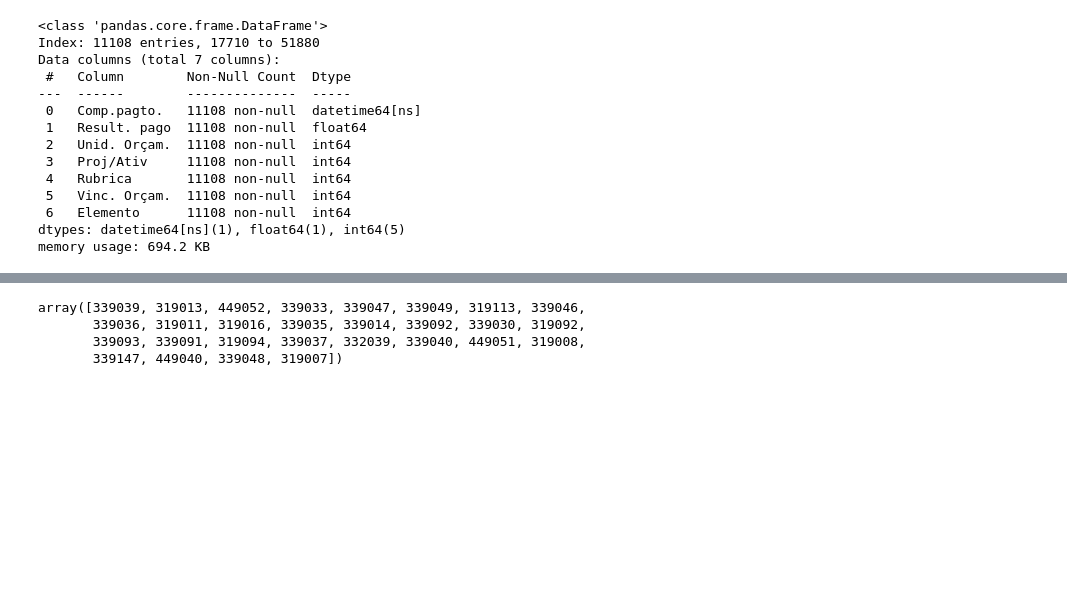
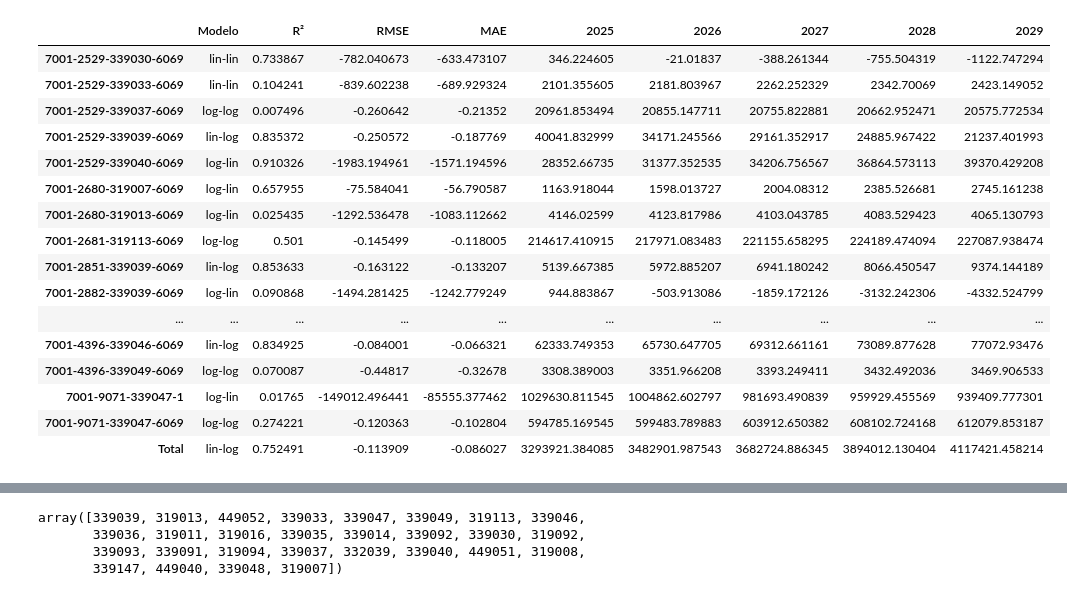
Before and after one commit to TiagoIesbick/dashboard-etl, a Jupyter notebook: previsoes.ipynb, the cells around one changed output, grey strips where cells are left out. Drawn from its saved outputs; the diff is of its cells as text; code cells hidden in the pictures; blank space fills up the shorter version.

```diff
--- a/previsoes.ipynb
+++ b/previsoes.ipynb
@@ -120,17 +88,18 @@ df_7001
-# %%
-df_7001.info()
-# %% [output]
-<class 'pandas.core.frame.DataFrame'>
-Index: 11108 entries, 17710 to 51880
-Data columns (total 7 columns):
- #   Column        Non-Null Count  Dtype
----  ------        --------------  -----
- 0   Comp.pagto.   11108 non-null  datetime64[ns]
- 1   Result. pago  11108 non-null  float64
- 2   Unid. Orçam.  11108 non-null  int64
- 3   Proj/Ativ     11108 non-null  int64
- 4   Rubrica       11108 non-null  int64
- 5   Vinc. Orçam.  11108 non-null  int64
- 6   Elemento      11108 non-null  int64
-dtypes: datetime64[ns](1), float64(1), int64(5)
-memory usage: 694.2 KB
+# %%
+# 12-month moving averages
+df_7001_m12 = moving_averages(df_7001, 12)
+
+# 36-month moving averages
+df_7001_m36 = moving_averages(df_7001, 36)
+# %%
+# prediction interval
+month = df_7001['Comp.pagto.'].dt.month
+X_prev = {'T': [12 - month.iloc[-1] + df_7001['T'].iloc[-1],
+                12 - month.iloc[-1] + df_7001['T'].iloc[-1] + 12,
+                12 - month.iloc[-1] + df_7001['T'].iloc[-1] + 12 + 12,
+                12 - month.iloc[-1] + df_7001['T'].iloc[-1] + 12 + 12 + 12,
+                12 - month.iloc[-1] + df_7001['T'].iloc[-1] + 12 + 12 + 12 + 12]}
+X_prev = pd.DataFrame(X_prev)
+
+year = df_7001['Comp.pagto.'].dt.year
+years = [year.iloc[-1], year.iloc[-1]+1, year.iloc[-1]+2, year.iloc[-1]+3, year.iloc[-1]+4]
@@ -136,0 +169,22 @@ memory usage: 694.2 KB
+# %%
+df_models = linear_regression(df_7001_m12, years, X_prev)
+# %%
+df_models
+# %% [output]
+|  | Modelo | R² | RMSE | MAE | 2025 | 2026 | 2027 | 2028 | 2029 |
+| 7001-2529-339030-6069 | lin-lin | 0.733867 | -782.040673 | -633.473107 | 346.224605 | -21.01837 | -388.261344 | -755.504319 | -1122.747294 |
+| 7001-2529-339033-6069 | lin-lin | 0.104241 | -839.602238 | -689.929324 | 2101.355605 | 2181.803967 | 2262.252329 | 2342.70069 | 2423.149052 |
+| 7001-2529-339037-6069 | log-log | 0.007496 | -0.260642 | -0.21352 | 20961.853494 | 20855.147711 | 20755.822881 | 20662.952471 | 20575.772534 |
+| 7001-2529-339039-6069 | lin-log | 0.835372 | -0.250572 | -0.187769 | 40041.832999 | 34171.245566 | 29161.352917 | 24885.967422 | 21237.401993 |
+| 7001-2529-339040-6069 | log-lin | 0.910326 | -1983.194961 | -1571.194596 | 28352.66735 | 31377.352535 | 34206.756567 | 36864.573113 | 39370.429208 |
+| 7001-2680-319007-6069 | log-lin | 0.657955 | -75.584041 | -56.790587 | 1163.918044 | 1598.013727 | 2004.08312 | 2385.526681 | 2745.161238 |
+| 7001-2680-319013-6069 | log-lin | 0.025435 | -1292.536478 | -1083.112662 | 4146.02599 | 4123.817986 | 4103.043785 | 4083.529423 | 4065.130793 |
+| 7001-2681-319113-6069 | log-log | 0.501 | -0.145499 | -0.118005 | 214617.410915 | 217971.083483 | 221155.658295 | 224189.474094 | 227087.938474 |
+| 7001-2851-339039-6069 | lin-log | 0.853633 | -0.163122 | -0.133207 | 5139.667385 | 5972.885207 | 6941.180242 | 8066.450547 | 9374.144189 |
+| 7001-2882-339039-6069 | log-lin | 0.090868 | -1494.281425 | -1242.779249 | 944.883867 | -503.913086 | -1859.172126 | -3132.242306 | -4332.524799 |
+| ... | ... | ... | ... | ... | ... | ... | ... | ... | ... |
+| 7001-4396-339046-6069 | lin-log | 0.834925 | -0.084001 | -0.066321 | 62333.749353 | 65730.647705 | 69312.661161 | 73089.877628 | 77072.93476 |
+| 7001-4396-339049-6069 | log-log | 0.070087 | -0.44817 | -0.32678 | 3308.389003 | 3351.966208 | 3393.249411 | 3432.492036 | 3469.906533 |
+| 7001-9071-339047-1 | log-lin | 0.01765 | -149012.496441 | -85555.377462 | 1029630.811545 | 1004862.602797 | 981693.490839 | 959929.455569 | 939409.777301 |
+| 7001-9071-339047-6069 | log-log | 0.274221 | -0.120363 | -0.102804 | 594785.169545 | 599483.789883 | 603912.650382 | 608102.724168 | 612079.853187 |
+| Total | lin-log | 0.752491 | -0.113909 | -0.086027 | 3293921.384085 | 3482901.987543 | 3682724.886345 | 3894012.130404 | 4117421.458214 |
```
Also changed, not shown: parts of 15 cells of this notebook.
